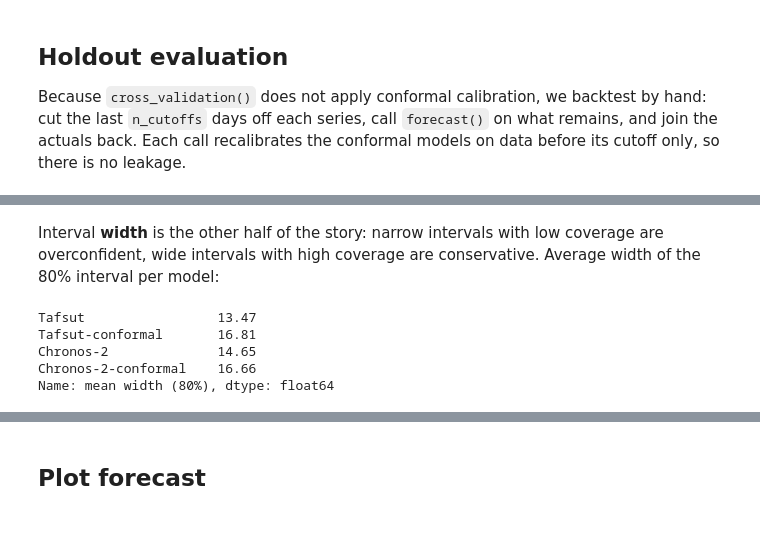
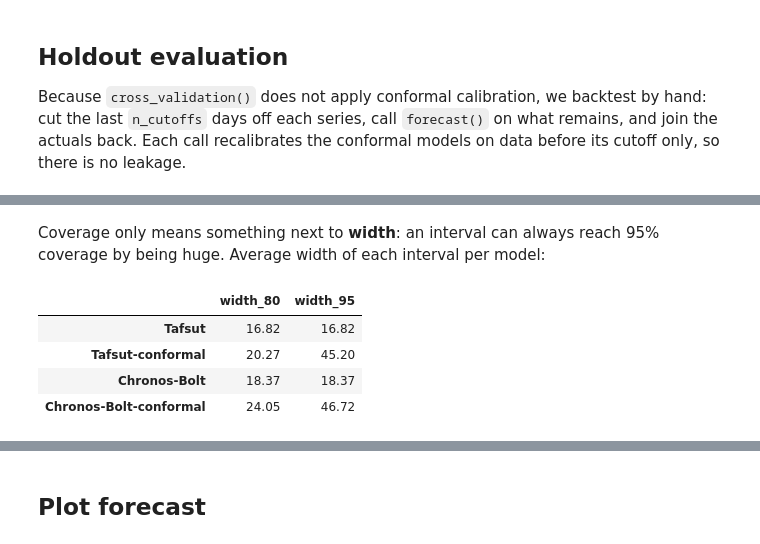
Before and after one commit to TimeCopilot/foundationforecast, a Jupyter notebook: docs/examples/conformal-prediction.ipynb, the cells around one changed output, grey strips where cells are left out. Cells and saved outputs as stored; diff of their text form; code cells hidden in the pictures.

```diff
--- a/docs/examples/conformal-prediction.ipynb
+++ b/docs/examples/conformal-prediction.ipynb
@@ -169,15 +198,19 @@ This holdout covers 4 days × 5 markets, so treat small differences as noise.
-# %% [markdown]
-Interval **width** is the other half of the story: narrow intervals with low coverage are overconfident,
-wide intervals with high coverage are conservative. Average width of the 80% interval per model:
-# %%
-model_names = [m.alias for m in models]
-pd.Series(
-    {m: (holdout_df[f"{m}-hi-80"] - holdout_df[f"{m}-lo-80"]).mean() for m in model_names},
-    name="mean width (80%)",
-).round(2)
-# %% [output]
-Tafsut                 13.47
-Tafsut-conformal       16.81
-Chronos-2              14.65
-Chronos-2-conformal    16.66
-Name: mean width (80%), dtype: float64
+# %% [markdown]
+Coverage only means something next to **width**: an interval can always reach 95% coverage by being huge.
+Average width of each interval per model:
+# %%
+pd.DataFrame(
+    {
+        f"width_{lv}": {
+            m.alias: (holdout_df[f"{m.alias}-hi-{lv}"] - holdout_df[f"{m.alias}-lo-{lv}"]).mean()
+            for m in models
+        }
+        for lv in level
+    }
+).round(2)
+# %% [output]
+|  | width_80 | width_95 |
+| Tafsut | 16.82 | 16.82 |
+| Tafsut-conformal | 20.27 | 45.20 |
+| Chronos-Bolt | 18.37 | 18.37 |
+| Chronos-Bolt-conformal | 24.05 | 46.72 |
```
Also changed, not shown: parts of 16 cells of this notebook, 3 other files.
